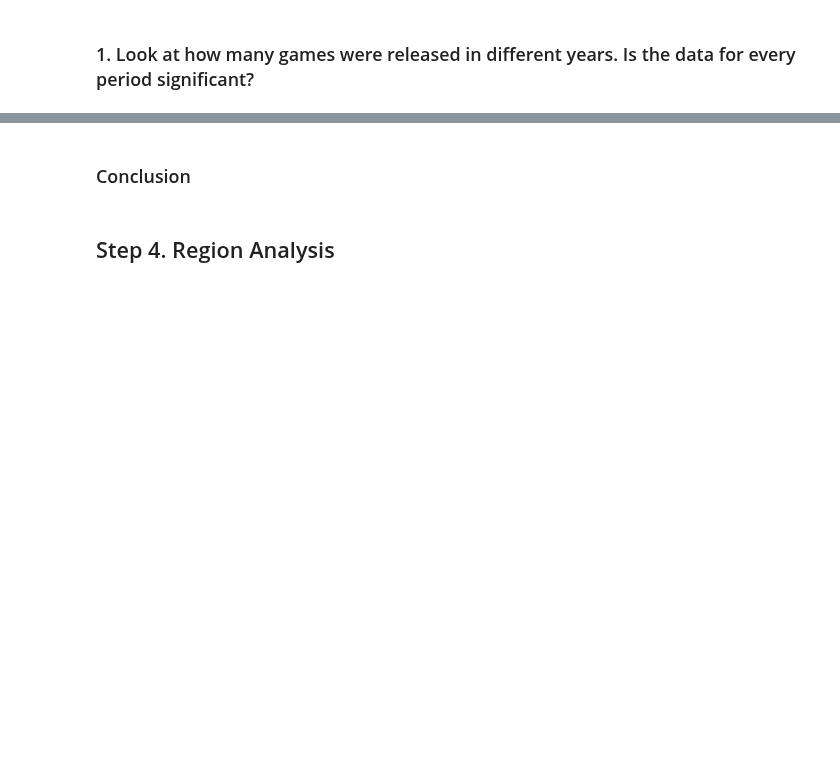
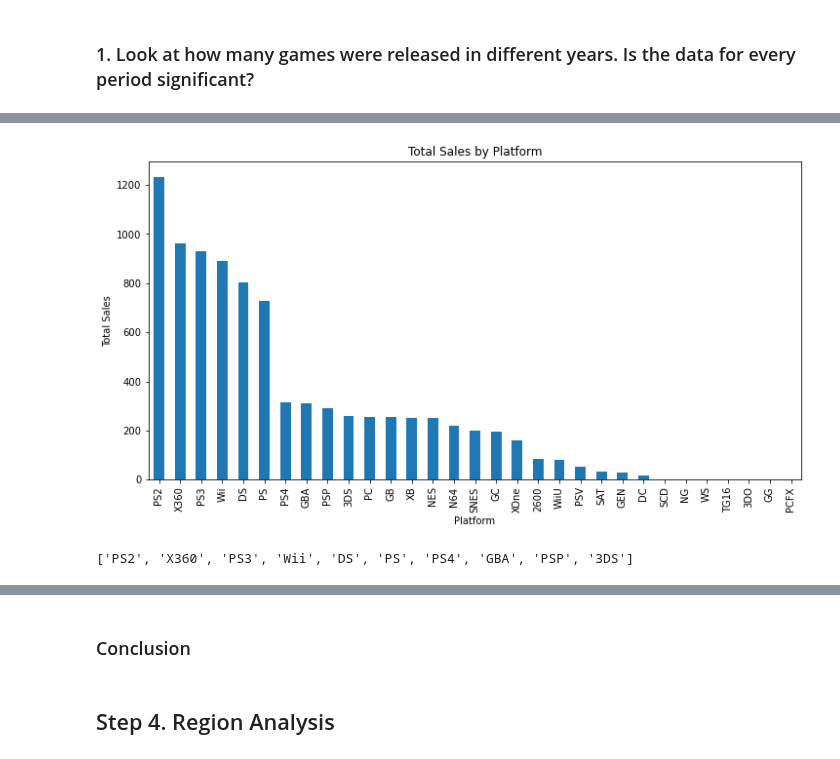
Before and after one commit to rainbowmoonlight/Yandex_Practicum_Projects, a Jupyter notebook: 04 Online Video Game Store Campaign/Online Video Game Store Campaign.ipynb, the cells around one changed output, grey strips where cells are left out. Saved outputs shown, nothing was run; the diff lists cells and outputs as text; code cells hidden in the pictures; blank space fills up the shorter version.

```diff
--- a/04 Online Video Game Store Campaign/Online Video Game Store Campaign.ipynb
+++ b/04 Online Video Game Store Campaign/Online Video Game Store Campaign.ipynb
@@ -654,0 +709,14 @@ Work only with the data that you've decided is relevant. Disregard the data for
+# %%
+plt.figure(figsize=(12,6))
+df.groupby('platform')['total_sales'].sum().sort_values(ascending=False).plot(kind='bar')
+plt.title('Total Sales by Platform')
+plt.xlabel('Platform')
+plt.ylabel('Total Sales')
+plt.show()
+# %% [output]
+[figure, added]
+# %%
+top10_platform = df.pivot_table(index='platform', values='total_sales', aggfunc='sum').sort_values(by='total_sales', ascending=False).head(10).reset_index()['platform'].to_list()
+top10_platform
+# %% [output]
+['PS2', 'X360', 'PS3', 'Wii', 'DS', 'PS', 'PS4', 'GBA', 'PSP', '3DS']
```
Also changed, not shown: parts of 45 cells of this notebook.
